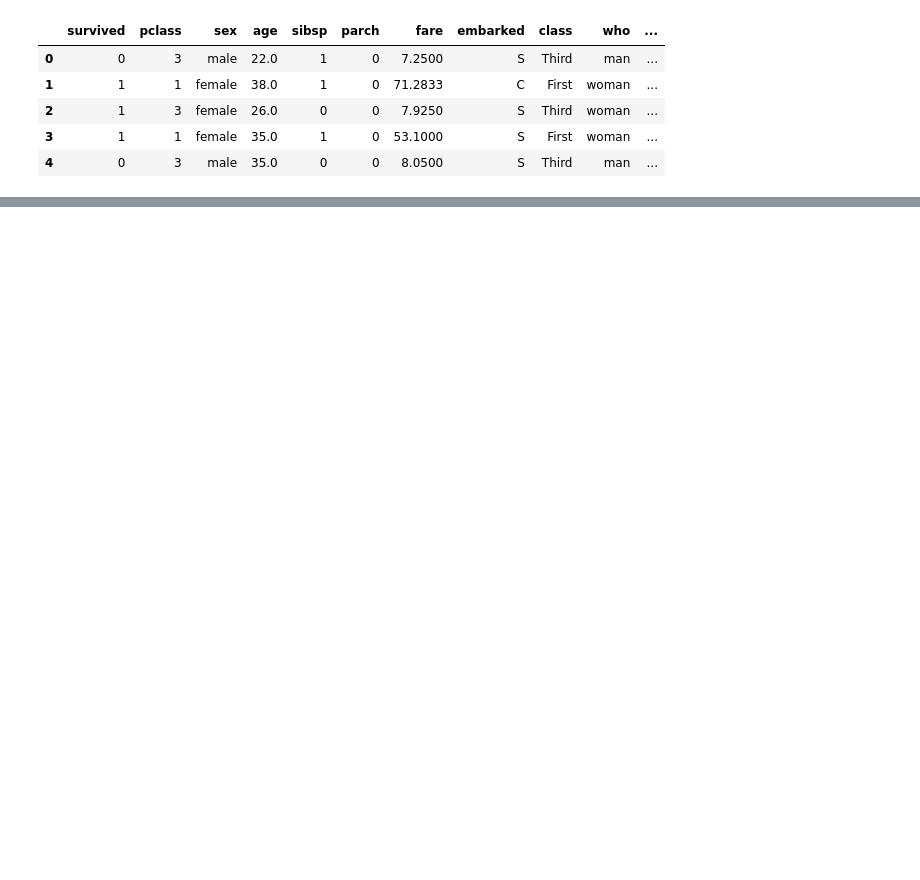
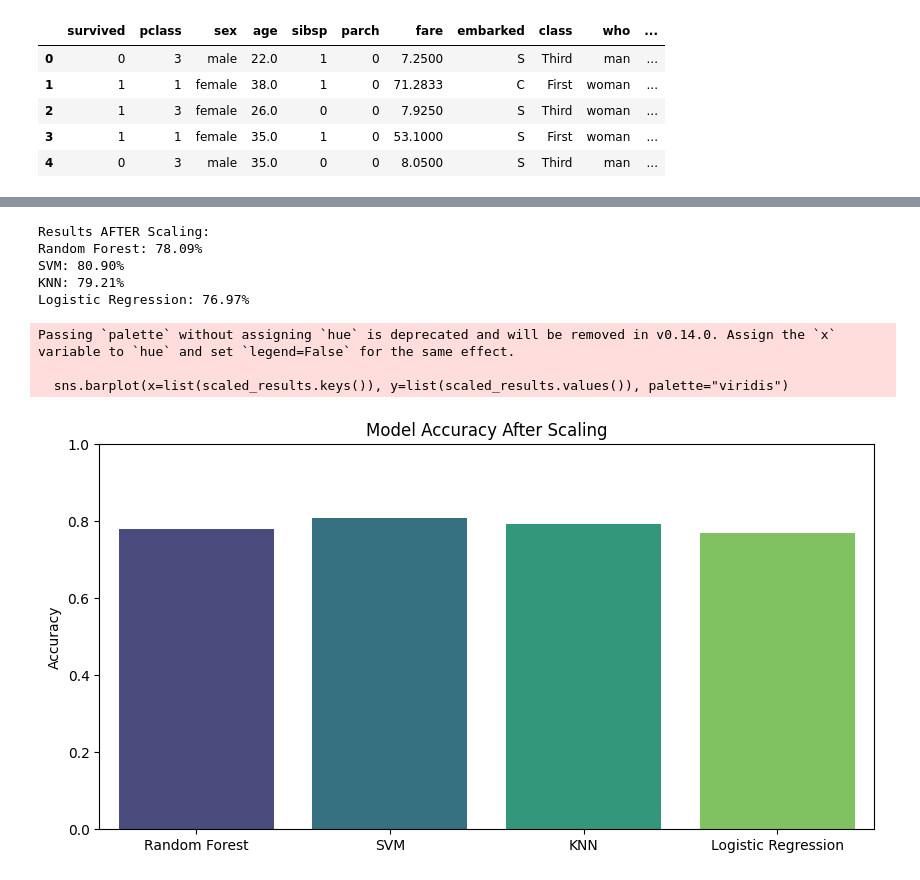
Before and after one commit to Divyansh1263/ml_projects, a Jupyter notebook: 01_Titanic_Survival/titanic_analysis.ipynb, the cells around one changed output, grey strips where cells are left out. Saved outputs shown, nothing was run; the diff lists cells and outputs as text; code cells hidden in the pictures; blank space fills up the shorter version.

Commit message:
feat: complete Project 1 with feature scaling and final evaluation

```diff
--- a/01_Titanic_Survival/titanic_analysis.ipynb
+++ b/01_Titanic_Survival/titanic_analysis.ipynb
@@ -79,0 +207,46 @@ dtype: int64
+# %%
+from sklearn.preprocessing import StandardScaler
+
+# 1. Initialize Scaler
+scaler = StandardScaler()
+
+# 2. Scale the features (Fit on training data, transform both)
+X_train_scaled = scaler.fit_transform(X_train)
+X_test_scaled = scaler.transform(X_test)
+
+# 3. Retrain Models on Scaled Data
+scaled_results = {}
+
+for name, model in models.items():
+    model.fit(X_train_scaled, y_train)
+    pred = model.predict(X_test_scaled)
+    acc = accuracy_score(y_test, pred)
+    scaled_results[name] = acc
+
+# Add Logistic Regression (it also benefits from scaling)
+lr_model.fit(X_train_scaled, y_train)
+lr_pred_scaled = lr_model.predict(X_test_scaled)
+scaled_results["Logistic Regression"] = accuracy_score(y_test, lr_pred_scaled)
+
+# Print New Results
+print("Results AFTER Scaling:")
+for name, acc in scaled_results.items():
+    print(f"{name}: {acc * 100:.2f}%")
+
+# Visualize Improvement
+plt.figure(figsize=(10, 5))
+sns.barplot(x=list(scaled_results.keys()), y=list(scaled_results.values()), palette="viridis")
+plt.title("Model Accuracy After Scaling")
+plt.ylim(0, 1)
+plt.ylabel("Accuracy")
+plt.show()
+# %% [output]
+Results AFTER Scaling:
+Random Forest: 78.09%
+SVM: 80.90%
+KNN: 79.21%
+Logistic Regression: 76.97%
+Passing `palette` without assigning `hue` is deprecated and will be removed in v0.14.0. Assign the `x` variable to `hue` and set `legend=False` for the same effect.
+
+  sns.barplot(x=list(scaled_results.keys()), y=list(scaled_results.values()), palette="viridis")
+[figure, added]
```
Also changed, not shown: parts of 12 cells of this notebook, 2 other files.
